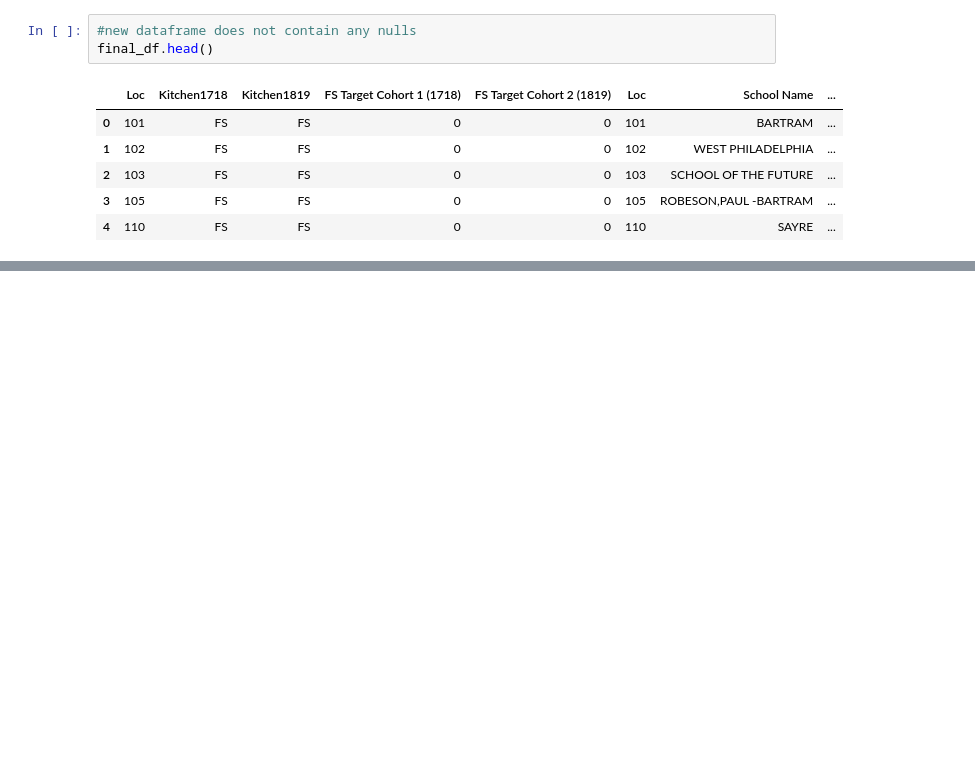
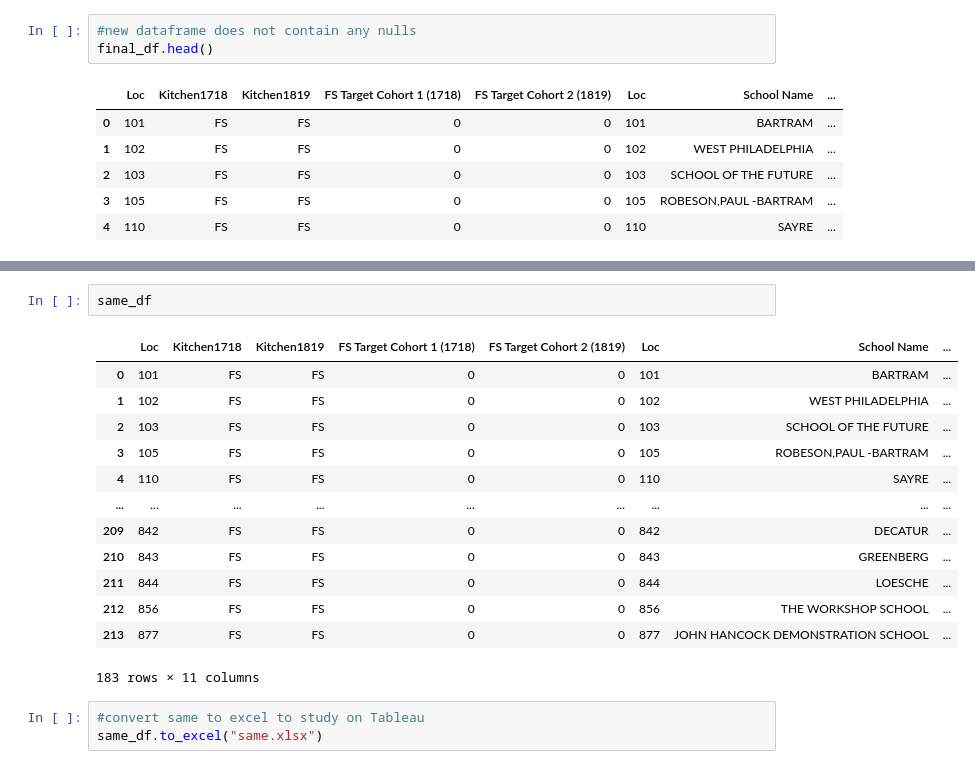
Before and after one commit to Joseph-Neff/SDP-Interview-ORE, a Jupyter notebook: Cleaning.ipynb, the cells around one changed output, grey strips where cells are left out. Drawn from its saved outputs; the diff is of its cells as text; blank space fills up the shorter version.

```diff
--- a/Cleaning.ipynb
+++ b/Cleaning.ipynb
@@ -102,0 +132,19 @@ final_df.to_excel("data.xlsx")
+# %%
+same_df
+# %% [output]
+|  | Loc | Kitchen1718 | Kitchen1819 | FS Target Cohort 1 (1718) | FS Target Cohort 2 (1819) | Loc | School Name | ... |
+| 0 | 101 | FS | FS | 0 | 0 | 101 | BARTRAM | ... |
+| 1 | 102 | FS | FS | 0 | 0 | 102 | WEST PHILADELPHIA | ... |
+| 2 | 103 | FS | FS | 0 | 0 | 103 | SCHOOL OF THE FUTURE | ... |
+| 3 | 105 | FS | FS | 0 | 0 | 105 | ROBESON,PAUL -BARTRAM | ... |
+| 4 | 110 | FS | FS | 0 | 0 | 110 | SAYRE | ... |
+| ... | ... | ... | ... | ... | ... | ... | ... | ... |
+| 209 | 842 | FS | FS | 0 | 0 | 842 | DECATUR | ... |
+| 210 | 843 | FS | FS | 0 | 0 | 843 | GREENBERG | ... |
+| 211 | 844 | FS | FS | 0 | 0 | 844 | LOESCHE | ... |
+| 212 | 856 | FS | FS | 0 | 0 | 856 | THE WORKSHOP SCHOOL | ... |
+| 213 | 877 | FS | FS | 0 | 0 | 877 | JOHN HANCOCK DEMONSTRATION SCHOOL | ... |
+183 rows × 11 columns
+# %%
+#convert same to excel to study on Tableau
+same_df.to_excel("same.xlsx")
```
Also changed, not shown: parts of 5 cells of this notebook, 2 other files.
